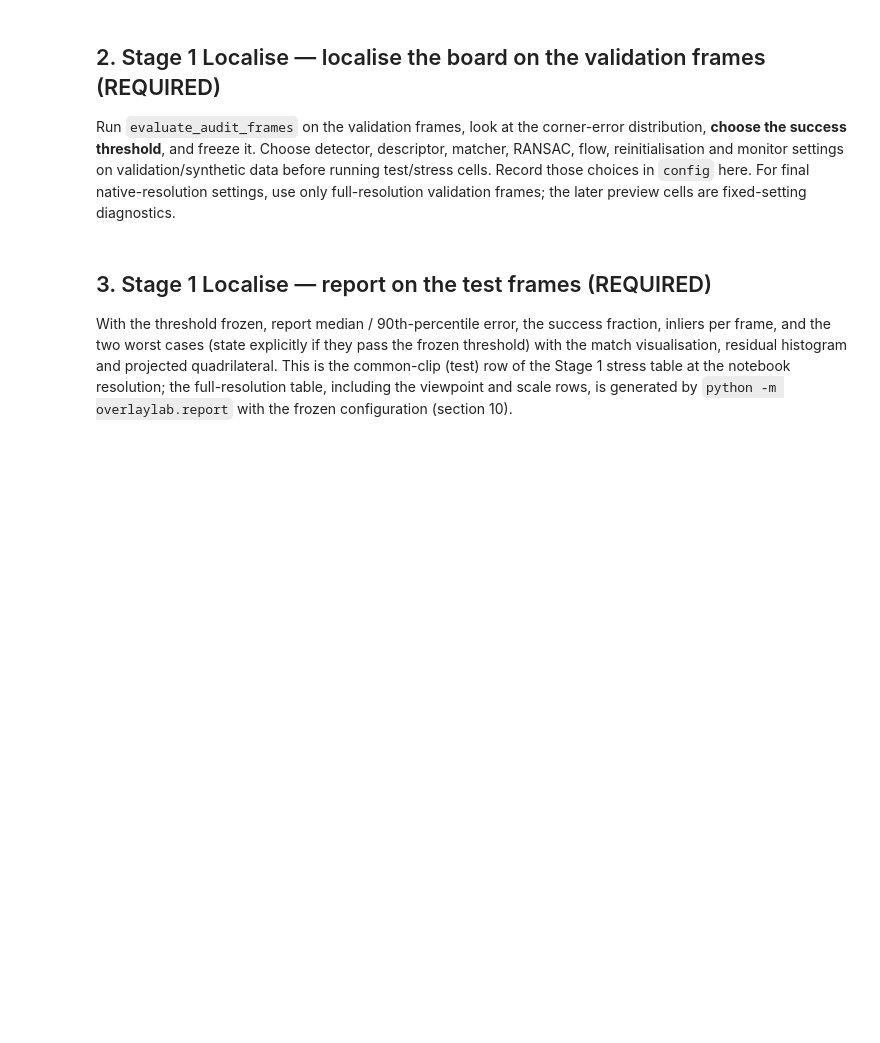
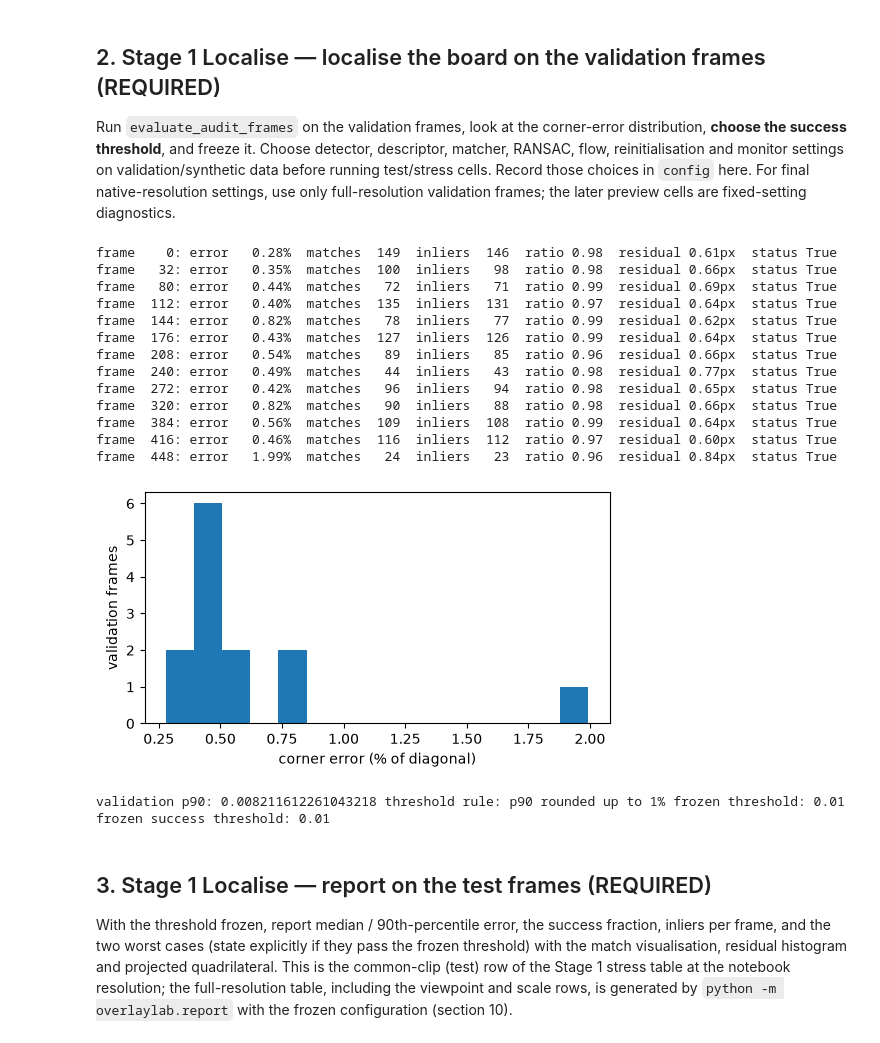
Before and after one commit to aldentantan/cs4243-lab-2, a Jupyter notebook: code/notebooks/02_localisation_and_temporal.ipynb, the cells around one changed output. Saved outputs shown, nothing was run; the diff lists cells and outputs as text; code cells hidden in the pictures; blank space fills up the shorter version.

```diff
--- a/code/notebooks/02_localisation_and_temporal.ipynb
+++ b/code/notebooks/02_localisation_and_temporal.ipynb
@@ -47,16 +49,37 @@ threshold**, and freeze it. Choose detector, descriptor, matcher, RANSAC, flow,
 # %%
 val = evaluate_audit_frames(reference, {i: by_index[i] for i in gt_val}, gt_val, config.localisation)
 for f, r in val["per_frame"].items():
     print(f"frame {f:4d}: error {r['error']*100:6.2f}%  matches {r['n_matches']:4d}  inliers {r['n_inliers']:4d}  ratio {r['inlier_ratio']:.2f}  residual {r['median_residual']:.2f}px  status {r['status']}")
 errs = np.array([r["error"] for r in val["per_frame"].values()])
 plt.figure(figsize=(6, 3)); plt.hist(errs[np.isfinite(errs)] * 100, bins=15); plt.xlabel("corner error (% of diagonal)"); plt.ylabel("validation frames"); plt.show()
 
-# YOUR CODE HERE — choose config.localisation.success_threshold from the validation distribution above,
-# justify it in the report, then freeze it. Example: the 90th percentile rounded up, or a fixed 2%.
-config.localisation.success_threshold = 0.02
+# Choose the 90th-percentile validation error, rounded up to the next 1% step.
+finite_val_errors = errs[np.isfinite(errs)]
+if len(finite_val_errors) == 0:
+    raise RuntimeError("No successful validation localisations; fix Stage 1 before freezing a threshold")
+config.localisation.success_threshold = float(np.ceil(np.quantile(finite_val_errors, 0.90) * 100.0) / 100.0)
+print("validation p90:", float(np.quantile(finite_val_errors, 0.90)),
+      "threshold rule: p90 rounded up to 1%", "frozen threshold:", config.localisation.success_threshold)
 Path(ROOT / "outputs").mkdir(exist_ok=True)
 (ROOT / "outputs" / "thresholds.json").write_text(json.dumps(config.thresholds(), indent=2))   # full algorithm configuration; processing width/reference shape are set per run
 print("frozen success threshold:", config.localisation.success_threshold)
+# %% [output]
+frame    0: error   0.28%  matches  149  inliers  146  ratio 0.98  residual 0.61px  status True
+frame   32: error   0.35%  matches  100  inliers   98  ratio 0.98  residual 0.66px  status True
+frame   80: error   0.44%  matches   72  inliers   71  ratio 0.99  residual 0.69px  status True
+frame  112: error   0.40%  matches  135  inliers  131  ratio 0.97  residual 0.64px  status True
+frame  144: error   0.82%  matches   78  inliers   77  ratio 0.99  residual 0.62px  status True
+frame  176: error   0.43%  matches  127  inliers  126  ratio 0.99  residual 0.64px  status True
+frame  208: error   0.54%  matches   89  inliers   85  ratio 0.96  residual 0.66px  status True
+frame  240: error   0.49%  matches   44  inliers   43  ratio 0.98  residual 0.77px  status True
+frame  272: error   0.42%  matches   96  inliers   94  ratio 0.98  residual 0.65px  status True
+frame  320: error   0.82%  matches   90  inliers   88  ratio 0.98  residual 0.66px  status True
+frame  384: error   0.56%  matches  109  inliers  108  ratio 0.99  residual 0.64px  status True
+frame  416: error   0.46%  matches  116  inliers  112  ratio 0.97  residual 0.60px  status True
+frame  448: error   1.99%  matches   24  inliers   23  ratio 0.96  residual 0.84px  status True
+[figure, added]
+validation p90: 0.008211612261043218 threshold rule: p90 rounded up to 1% frozen threshold: 0.01
+frozen success threshold: 0.01
 # %% [markdown]
 ## 3. Stage 1 Localise — report on the test frames (REQUIRED)
 With the threshold frozen, report median / 90th-percentile error, the success fraction, inliers per frame, and the two worst
```
Also changed, not shown: parts of 11 cells of this notebook, 5 other files.
